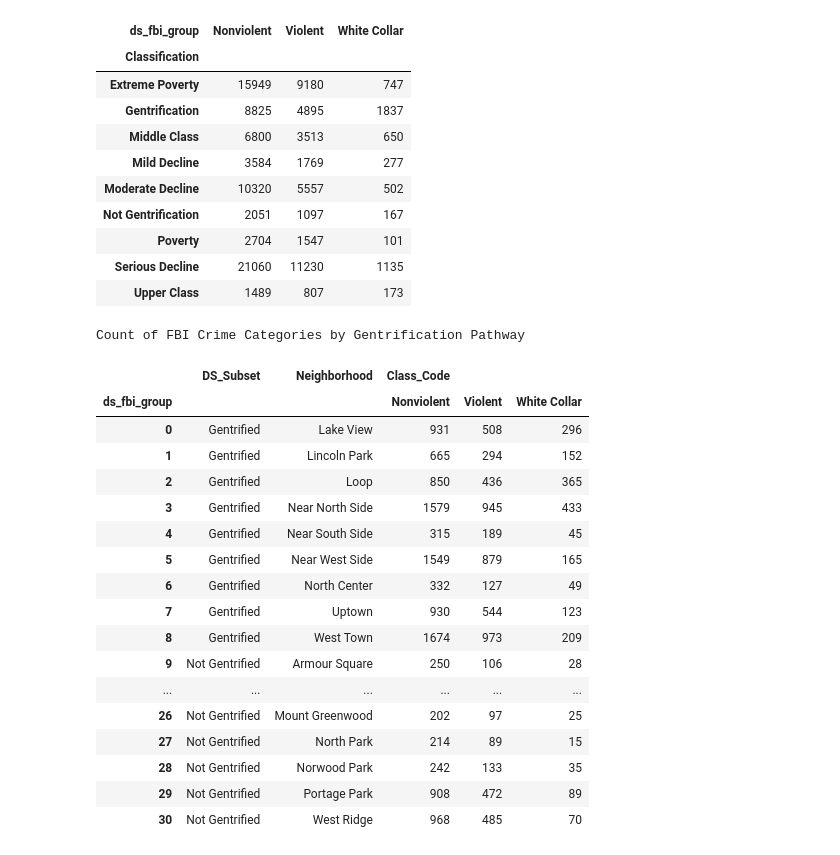
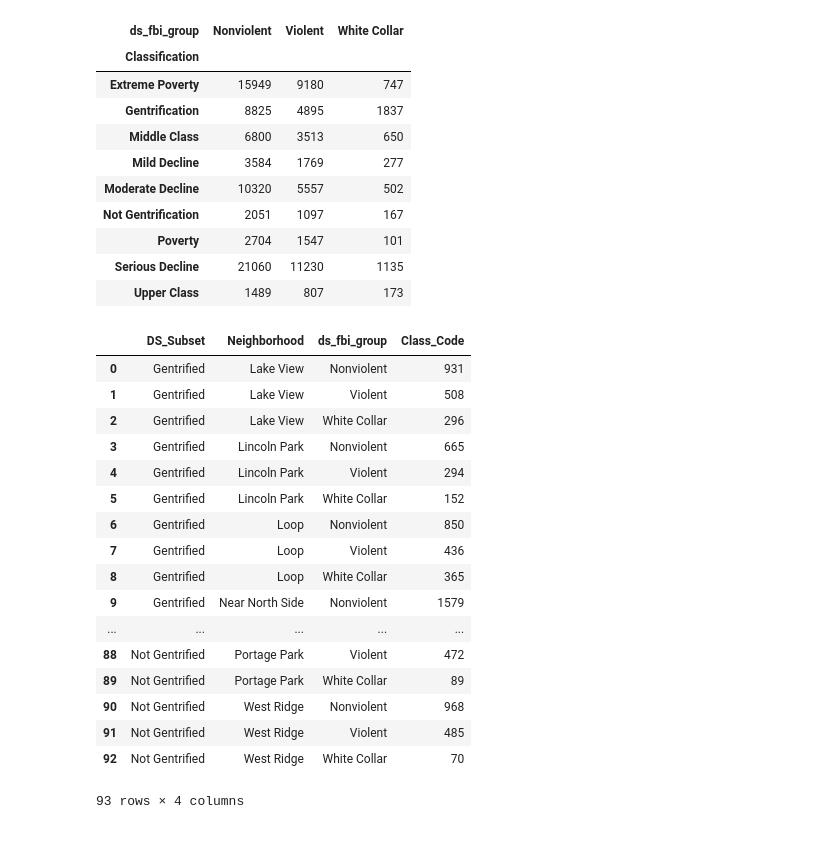
Before and after one commit to ajdeschenes/RuPaulsitory, a Jupyter notebook: crime/chicago_crime_api_json.ipynb, the cells around one changed output. Saved outputs shown, nothing was run; the diff lists cells and outputs as text; code cells hidden in the pictures.

```diff
--- a/crime/chicago_crime_api_json.ipynb
+++ b/crime/chicago_crime_api_json.ipynb
@@ -217,40 +217,34 @@ Count of FBI Crime Categories by Gentrification Pathway
 # %%
 mid_crimecat_cca_clean['Class_Code'] = pd.to_numeric(mid_crimecat_cca_clean['Class_Code'], errors='coerce') # b_crimecat_cca_clean.dtypes
 ngm1 = mid_crimecat_cca_clean.loc[mid_crimecat_cca_clean['Class_Code'] < 3]
 ngm2 = mid_crimecat_cca_clean.loc[mid_crimecat_cca_clean['Class_Code'] == 5]
 gm6 = mid_crimecat_cca_clean.loc[mid_crimecat_cca_clean['Class_Code'] == 6]
 combo = [ngm1, ngm2]
 nGentrifiedm = pd.concat(combo)
 nGentrifiedm["DS_Subset"] = "Not Gentrified"
 gm6["DS_Subset"] = "Gentrified"
 mid_neighborhodtype_bycrime = [nGentrifiedm, gm6]
 mid_neighbors = pd.concat(mid_neighborhodtype_bycrime)
 mid_neighbors_reset = mid_neighbors.groupby(by=['DS_Subset','Neighborhood','ds_fbi_group']).count()
 mid_neighbors_dropem = mid_neighbors_reset.reset_index()
 mid_neighbors_dropem.drop(columns=['Classification','community_area','fbi_code','fbi_Crime_type',], inplace=True)
-print("Count of FBI Crime Categories by Gentrification Pathway")
-mid_neighbors_final = mid_neighbors_dropem.groupby(by=['DS_Subset','Neighborhood','ds_fbi_group']).sum().unstack('ds_fbi_group')
-mid_year_ngdata = mid_neighbors_final.reset_index()# .pivot(index='Neighborhood', columns='ds_fbi_group', values='Class_Code')
-mid_year_ngdata.rename(index=str, columns={"Nonviolent": "Nonviolent_2002", "Violent": "Violent_2002", "White_Collar": "White_Collar_2002"})
-mid_year_ngdata.to_csv('report_reference_data/mid_year_ngdata.csv')
-mid_year_ngdata
+mid_neighbors_dropem
 # %% [output]
+|  | DS_Subset | Neighborhood | ds_fbi_group | Class_Code |
+| 0 | Gentrified | Lake View | Nonviolent | 931 |
+| 1 | Gentrified | Lake View | Violent | 508 |
+| 2 | Gentrified | Lake View | White Collar | 296 |
+| 3 | Gentrified | Lincoln Park | Nonviolent | 665 |
+| 4 | Gentrified | Lincoln Park | Violent | 294 |
+| 5 | Gentrified | Lincoln Park | White Collar | 152 |
+| 6 | Gentrified | Loop | Nonviolent | 850 |
+| 7 | Gentrified | Loop | Violent | 436 |
+| 8 | Gentrified | Loop | White Collar | 365 |
+| 9 | Gentrified | Near North Side | Nonviolent | 1579 |
+| ... | ... | ... | ... | ... |
+| 88 | Not Gentrified | Portage Park | Violent | 472 |
+| 89 | Not Gentrified | Portage Park | White Collar | 89 |
+| 90 | Not Gentrified | West Ridge | Nonviolent | 968 |
+| 91 | Not Gentrified | West Ridge | Violent | 485 |
+| 92 | Not Gentrified | West Ridge | White Collar | 70 |
-Count of FBI Crime Categories by Gentrification Pathway
+93 rows × 4 columns
-|  | DS_Subset | Neighborhood | Class_Code |  |  |
-| ds_fbi_group |  |  | Nonviolent | Violent | White Collar |
-| 0 | Gentrified | Lake View | 931 | 508 | 296 |
-| 1 | Gentrified | Lincoln Park | 665 | 294 | 152 |
-| 2 | Gentrified | Loop | 850 | 436 | 365 |
-| 3 | Gentrified | Near North Side | 1579 | 945 | 433 |
-| 4 | Gentrified | Near South Side | 315 | 189 | 45 |
-| 5 | Gentrified | Near West Side | 1549 | 879 | 165 |
-| 6 | Gentrified | North Center | 332 | 127 | 49 |
-| 7 | Gentrified | Uptown | 930 | 544 | 123 |
-| 8 | Gentrified | West Town | 1674 | 973 | 209 |
-| 9 | Not Gentrified | Armour Square | 250 | 106 | 28 |
-| ... | ... | ... | ... | ... | ... |
-| 26 | Not Gentrified | Mount Greenwood | 202 | 97 | 25 |
-| 27 | Not Gentrified | North Park | 214 | 89 | 15 |
-| 28 | Not Gentrified | Norwood Park | 242 | 133 | 35 |
-| 29 | Not Gentrified | Portage Park | 908 | 472 | 89 |
-| 30 | Not Gentrified | West Ridge | 968 | 485 | 70 |
```
Also changed, not shown: parts of 5 cells of this notebook, 3 other files.
